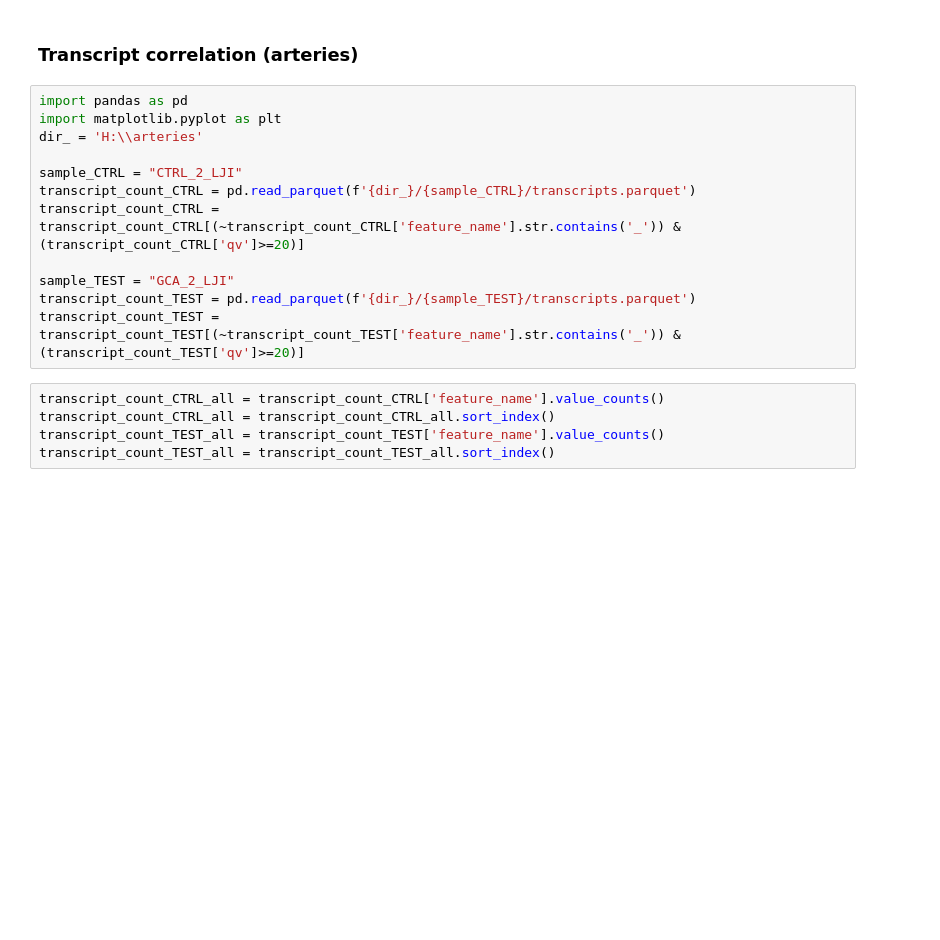
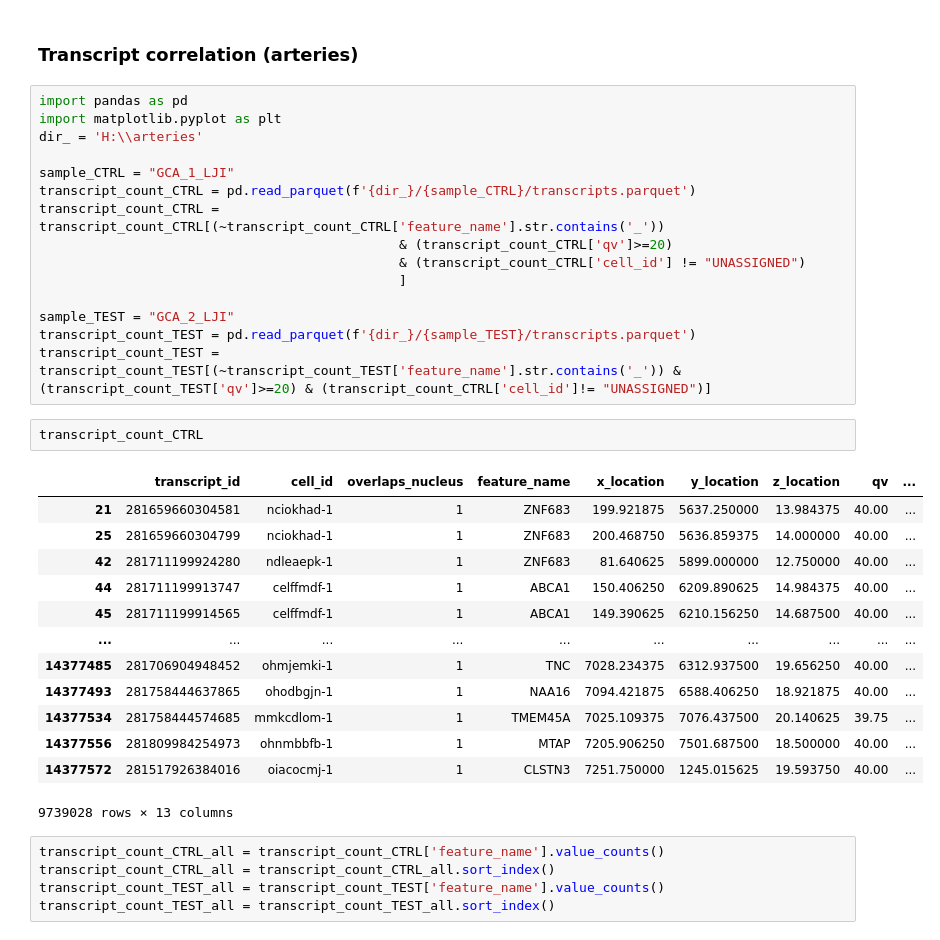
Before and after one commit to Carboneinerte/Xenium-workflow, a Jupyter notebook: correlation_transcripts.ipynb, the cells around one changed output. Saved outputs shown, nothing was run; the diff lists cells and outputs as text; blank space fills up the shorter version.

```diff
--- a/correlation_transcripts.ipynb
+++ b/correlation_transcripts.ipynb
@@ -283,13 +286,32 @@ import pandas as pd
 import matplotlib.pyplot as plt
 dir_ = 'H:\\arteries'
 
-sample_CTRL = "CTRL_2_LJI"
+sample_CTRL = "GCA_1_LJI"
 transcript_count_CTRL = pd.read_parquet(f'{dir_}/{sample_CTRL}/transcripts.parquet')
-transcript_count_CTRL = transcript_count_CTRL[(~transcript_count_CTRL['feature_name'].str.contains('_')) & (transcript_count_CTRL['qv']>=20)]
+transcript_count_CTRL = transcript_count_CTRL[(~transcript_count_CTRL['feature_name'].str.contains('_'))
+                                              & (transcript_count_CTRL['qv']>=20)
+                                              & (transcript_count_CTRL['cell_id'] != "UNASSIGNED")
+                                              ]
 
 sample_TEST = "GCA_2_LJI"
 transcript_count_TEST = pd.read_parquet(f'{dir_}/{sample_TEST}/transcripts.parquet')
-transcript_count_TEST = transcript_count_TEST[(~transcript_count_TEST['feature_name'].str.contains('_')) & (transcript_count_TEST['qv']>=20)]
+transcript_count_TEST = transcript_count_TEST[(~transcript_count_TEST['feature_name'].str.contains('_')) & (transcript_count_TEST['qv']>=20) & (transcript_count_CTRL['cell_id']!= "UNASSIGNED")]
+# %%
+transcript_count_CTRL
+# %% [output]
+|  | transcript_id | cell_id | overlaps_nucleus | feature_name | x_location | y_location | z_location | qv | ... |
+| 21 | 281659660304581 | nciokhad-1 | 1 | ZNF683 | 199.921875 | 5637.250000 | 13.984375 | 40.00 | ... |
+| 25 | 281659660304799 | nciokhad-1 | 1 | ZNF683 | 200.468750 | 5636.859375 | 14.000000 | 40.00 | ... |
+| 42 | 281711199924280 | ndleaepk-1 | 1 | ZNF683 | 81.640625 | 5899.000000 | 12.750000 | 40.00 | ... |
+| 44 | 281711199913747 | celffmdf-1 | 1 | ABCA1 | 150.406250 | 6209.890625 | 14.984375 | 40.00 | ... |
+| 45 | 281711199914565 | celffmdf-1 | 1 | ABCA1 | 149.390625 | 6210.156250 | 14.687500 | 40.00 | ... |
+| ... | ... | ... | ... | ... | ... | ... | ... | ... | ... |
+| 14377485 | 281706904948452 | ohmjemki-1 | 1 | TNC | 7028.234375 | 6312.937500 | 19.656250 | 40.00 | ... |
+| 14377493 | 281758444637865 | ohodbgjn-1 | 1 | NAA16 | 7094.421875 | 6588.406250 | 18.921875 | 40.00 | ... |
+| 14377534 | 281758444574685 | mmkcdlom-1 | 1 | TMEM45A | 7025.109375 | 7076.437500 | 20.140625 | 39.75 | ... |
+| 14377556 | 281809984254973 | ohnmbbfb-1 | 1 | MTAP | 7205.906250 | 7501.687500 | 18.500000 | 40.00 | ... |
+| 14377572 | 281517926384016 | oiacocmj-1 | 1 | CLSTN3 | 7251.750000 | 1245.015625 | 19.593750 | 40.00 | ... |
+9739028 rows × 13 columns
 # %%
 transcript_count_CTRL_all = transcript_count_CTRL['feature_name'].value_counts()
 transcript_count_CTRL_all = transcript_count_CTRL_all.sort_index()
```
Also changed, not shown: parts of 7 cells of this notebook.
